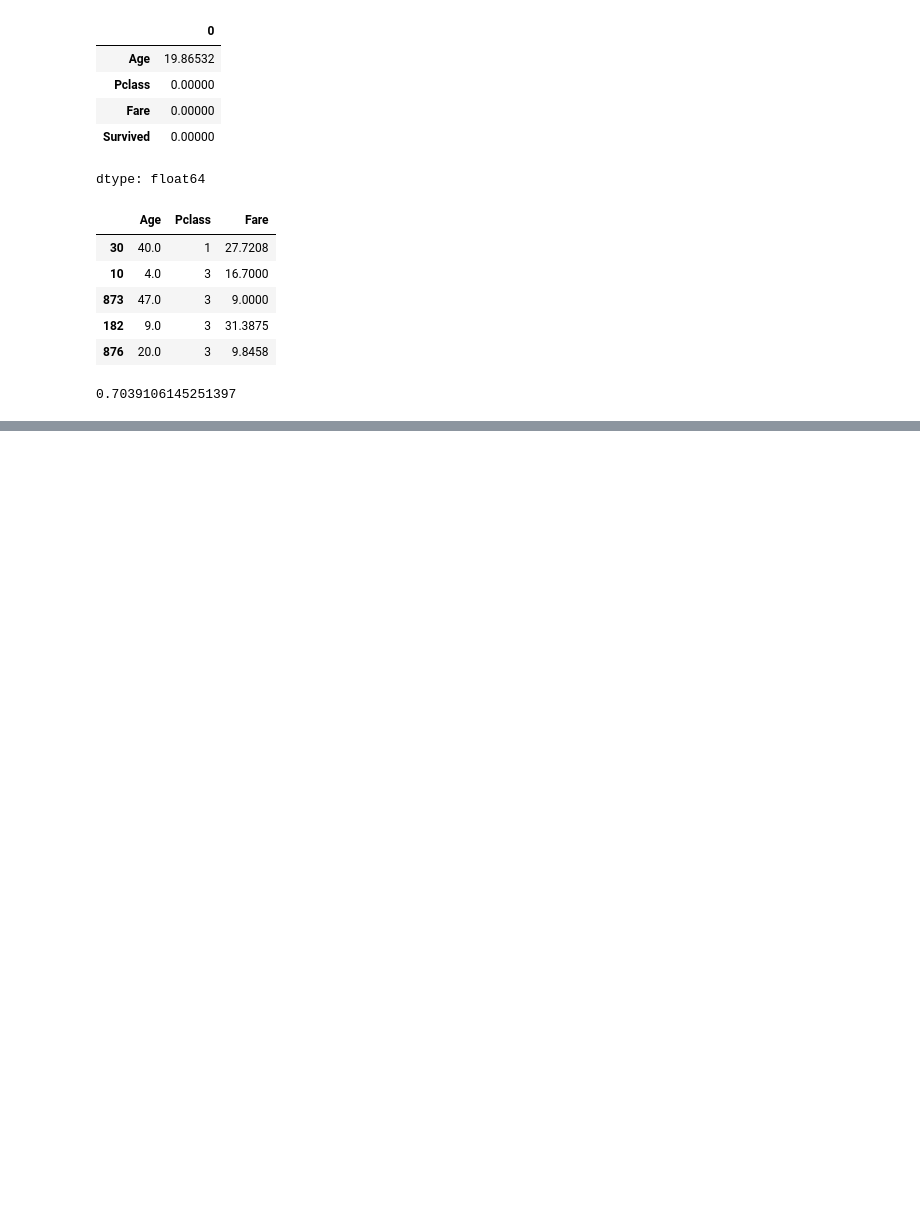
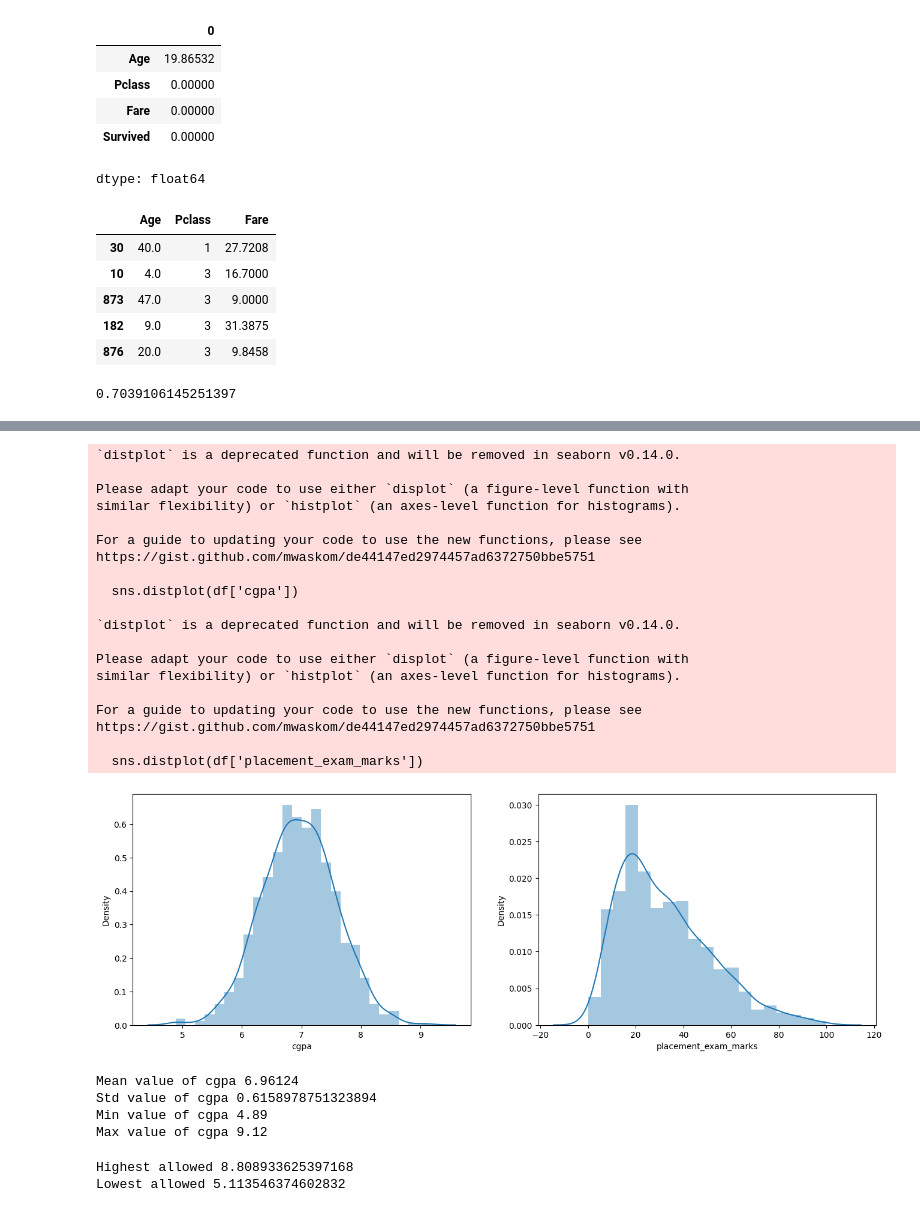
Before and after one commit to suryashekharsasmal/My-ML-concept, a Jupyter notebook: Machin_lerning.ipynb, the cells around one changed output, grey strips where cells are left out. Saved outputs shown, nothing was run; the diff lists cells and outputs as text; code cells hidden in the pictures; blank space fills up the shorter version.

```diff
--- a/Machin_lerning.ipynb
+++ b/Machin_lerning.ipynb
@@ -1582,0 +1592,2 @@ accuracy_score(y_test,y_pred)
+# %%
+df = pd.read_csv('/content/placement.csv')
@@ -1582,0 +1619,46 @@ accuracy_score(y_test,y_pred)
+# %%
+plt.figure(figsize=(16,5))
+plt.subplot(1,2,1)
+sns.distplot(df['cgpa'])
+
+plt.subplot(1,2,2)
+sns.distplot(df['placement_exam_marks'])
+
+plt.show()
+# %% [output]
+`distplot` is a deprecated function and will be removed in seaborn v0.14.0.
+
+Please adapt your code to use either `displot` (a figure-level function with
+similar flexibility) or `histplot` (an axes-level function for histograms).
+
+For a guide to updating your code to use the new functions, please see
+https://gist.github.com/mwaskom/de44147ed2974457ad6372750bbe5751
+
+  sns.distplot(df['cgpa'])
+
+`distplot` is a deprecated function and will be removed in seaborn v0.14.0.
+
+Please adapt your code to use either `displot` (a figure-level function with
+similar flexibility) or `histplot` (an axes-level function for histograms).
+
+For a guide to updating your code to use the new functions, please see
+https://gist.github.com/mwaskom/de44147ed2974457ad6372750bbe5751
+
+  sns.distplot(df['placement_exam_marks'])
+[figure, added]
+# %%
+print("Mean value of cgpa",df['cgpa'].mean())
+print("Std value of cgpa",df['cgpa'].std())
+print("Min value of cgpa",df['cgpa'].min())
+print("Max value of cgpa",df['cgpa'].max())
+# %% [output]
+Mean value of cgpa 6.96124
+Std value of cgpa 0.6158978751323894
+Min value of cgpa 4.89
+Max value of cgpa 9.12
+# %%
+print("Highest allowed",df['cgpa'].mean() + 3*df['cgpa'].std())
+print("Lowest allowed",df['cgpa'].mean() - 3*df['cgpa'].std())
+# %% [output]
+Highest allowed 8.808933625397168
+Lowest allowed 5.113546374602832
```
Also changed, not shown: parts of 19 cells of this notebook.
